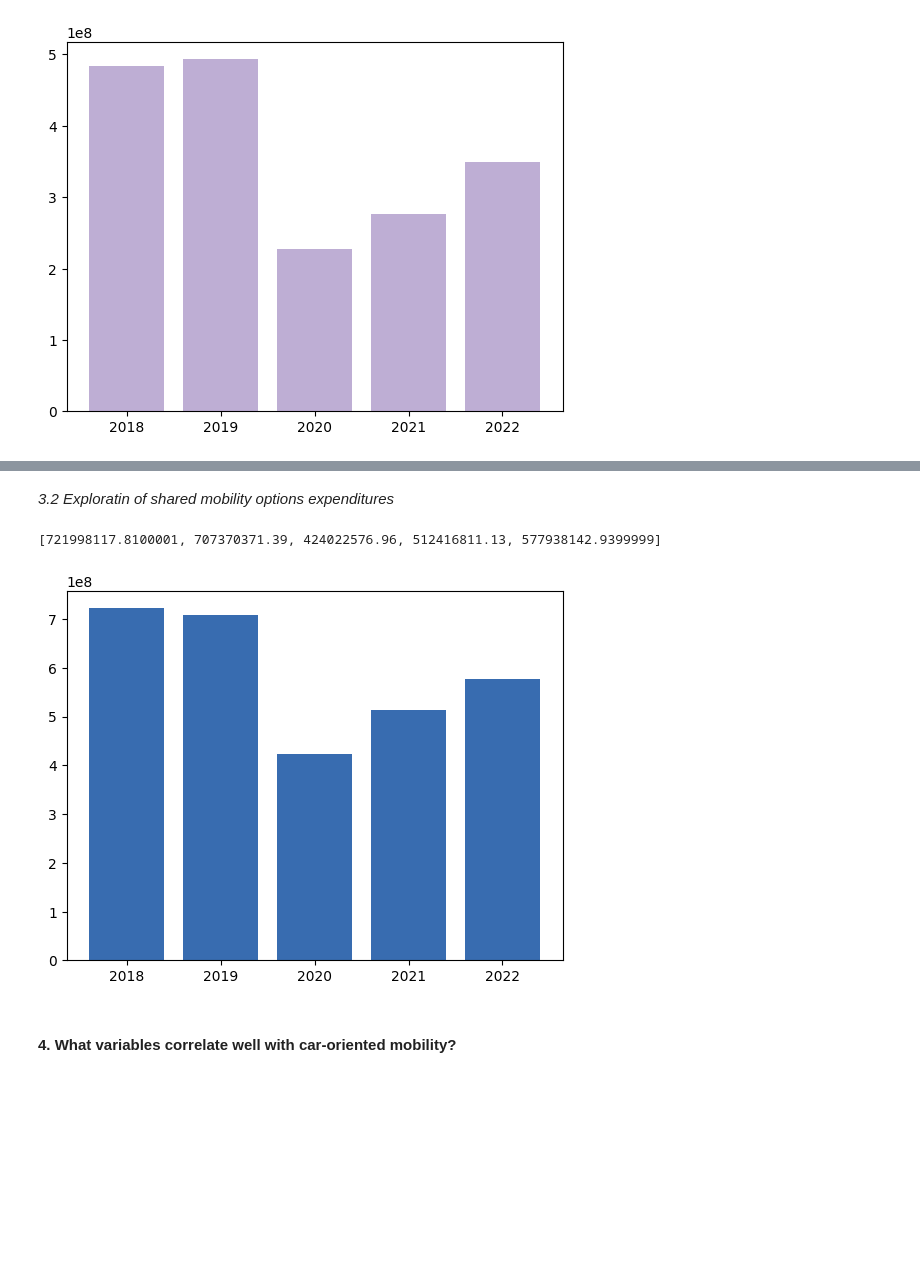
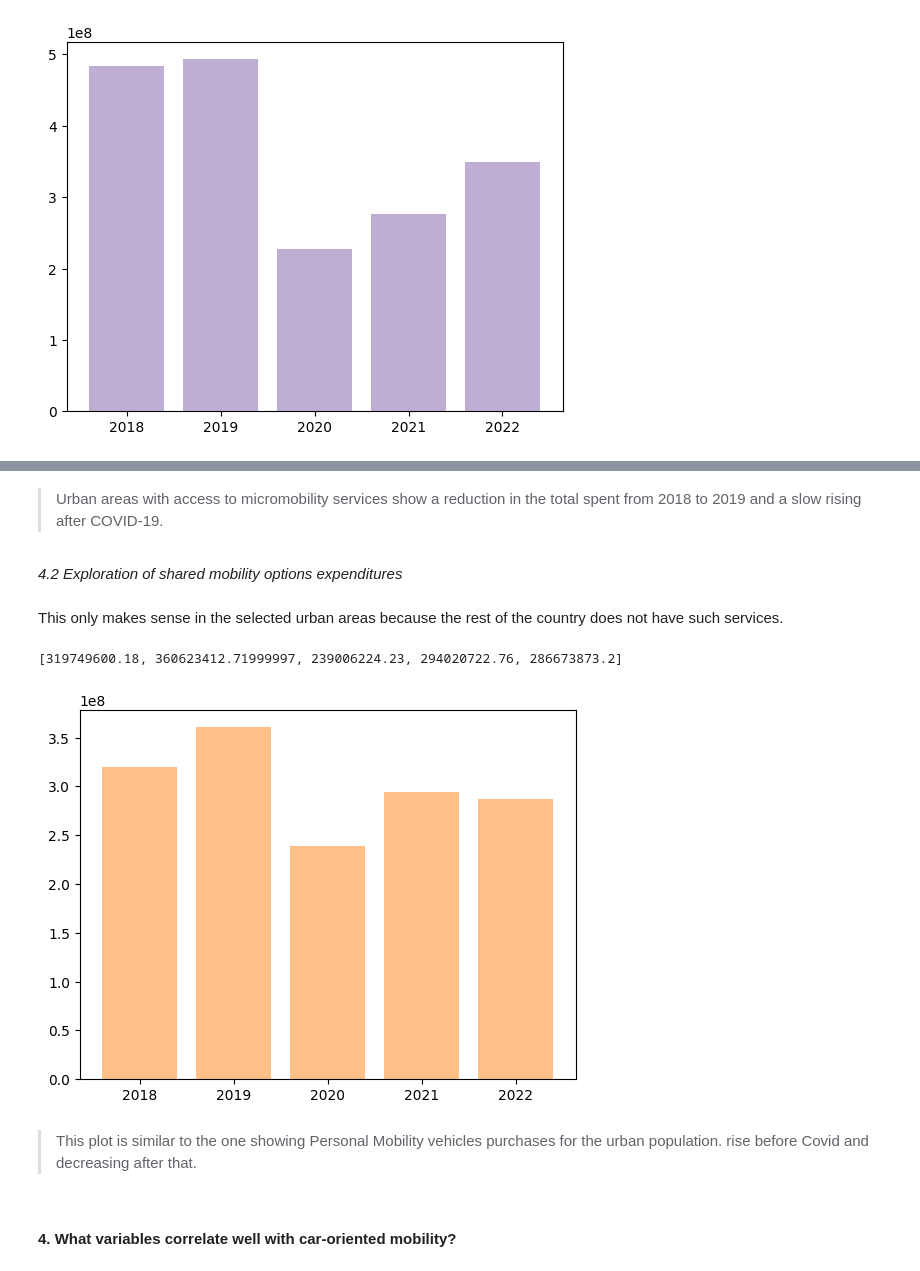
Before and after one commit to keilagg/HouseholdBudgetSurvey_, a Jupyter notebook: Project_1_kgg.ipynb, the cells around one changed output, grey strips where cells are left out. Drawn from its saved outputs; the diff is of its cells as text; code cells hidden in the pictures; blank space fills up the shorter version.

```diff
--- a/Project_1_kgg.ipynb
+++ b/Project_1_kgg.ipynb
@@ -1135,14 +1186,2 @@ transport_codes = ['code_07111', 'code_07112', 'code_07120', 'code_07130',
        'code_07245', 'code_07311', 'code_07313', 'code_07321', 'code_07322',
        'code_07324', 'code_07350']
-# %%
-# Median percentage of transportantion expenses over total expenses
-transpExpense = []
-totalExpense_perc = []
-for year in df_dict_keys:
-    expensesTransp = dict_df_popExpenses_all[year][transport_codes].sum(axis=1) # Get sum all transp. expenses
-    expensesTrransp_yearly = expensesTransp.sum() # get yearly spending
-    percentage_s = (expensesTransp / dict_df_popExpenses_all[year]['GASTOMON']) * 100 # Get % on total expenses
-    percentage_ = percentage_s.median() # Get median of population percentages
-    transpExpense.append(expensesTrransp_yearly)
-    totalExpense_perc.append(percentage_)
-plt.bar(df_dict_keys, totalExpense_perc );
@@ -1150,0 +1188,6 @@ plt.bar(df_dict_keys, totalExpense_perc );
+# %%
+# Create transportation expenses column for whole population
+df_HBS_all_pop['transportation_expenses'] = df_HBS_all_pop[transport_codes].sum(axis=1)
+
+# Create list with yearly transportation expenses
+transpExpense = df_HBS_all_pop.groupby('ANOENC').transportation_expenses.sum().to_list()
@@ -1467,0 +1634,12 @@ for year in df_dict_keys:
+# %%
+# Create car mobility variable (urban areas)
+for year in df_dict_keys:
+    dict_df_HBS_urban[year]['carMobility'] = dict_df_HBS_urban[year]['code_07111']
+    + dict_df_HBS_urban[year]['code_07112'] + dict_df_HBS_urban[year]['code_07221']
+    + dict_df_HBS_urban[year]['code_07222']
+# %%
+# Get share of income spent on 'owning and running motor vehicles' (urban areas)
+income_percentage = []
+for year in df_dict_keys:
+    dict_df_HBS_urban[year].loc[:,'percentage_income'] = (dict_df_HBS_urban[year]['carMobility'] * 100) \
+                                                    / dict_df_HBS_urban[year]['IMPEXAC']
@@ -1504,13 +1739,19 @@ total_expenses_combinedPT = GetExpenses(dict_df_HBS, dict_df_HBS.keys(),
+# %% [markdown]
+>Urban areas with access to micromobility services show a reduction in the total spent from 2018 to 2019 and a slow rising after COVID-19.
 # %% [markdown]
-_3.2 Exploratin of shared mobility options expenditures_
+_4.2 Exploration of shared mobility options expenditures_
+# %% [markdown]
+This only makes sense in the selected urban areas because the rest of the country does not have such services.
 # %%
 # Plot shared mobility expenditures
 code_list_Shared = ['code_07324']
-total_expenses_sharedMobility = GetExpenses(dict_df_HBS, dict_df_HBS.keys(),
+total_expenses_sharedMobility = GetExpenses(dict_df_HBS_urban, dict_df_HBS.keys(),
                                         code_list_Shared, 'FACTOR_y')
 # %% [output]
-[721998117.8100001, 707370371.39, 424022576.96, 512416811.13, 577938142.9399999]
+[319749600.18, 360623412.71999997, 239006224.23, 294020722.76, 286673873.2]
-[figure, old version]
+[figure, new version]
+# %% [markdown]
+> This plot is similar to the one showing Personal Mobility vehicles purchases for the urban population. rise before Covid and decreasing after that.
 # %% [markdown]
 #### 4. What variables correlate well with car-oriented mobility?
 # %% [markdown]
```
Also changed, not shown: parts of 206 cells of this notebook, 4 other files.
